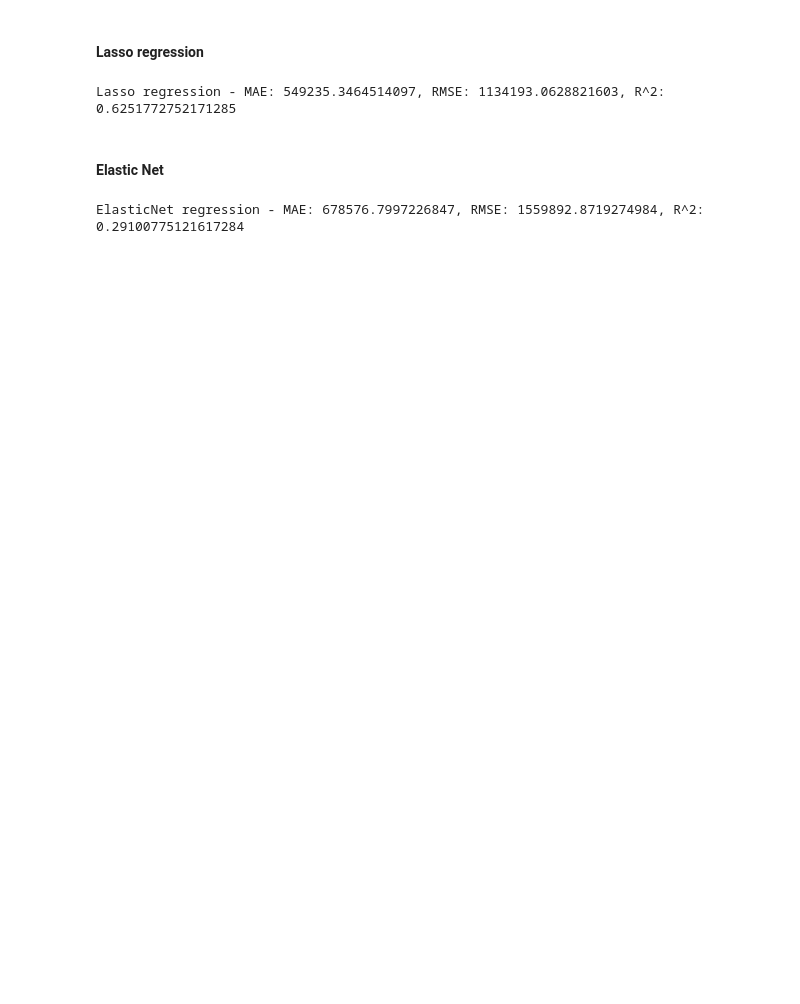
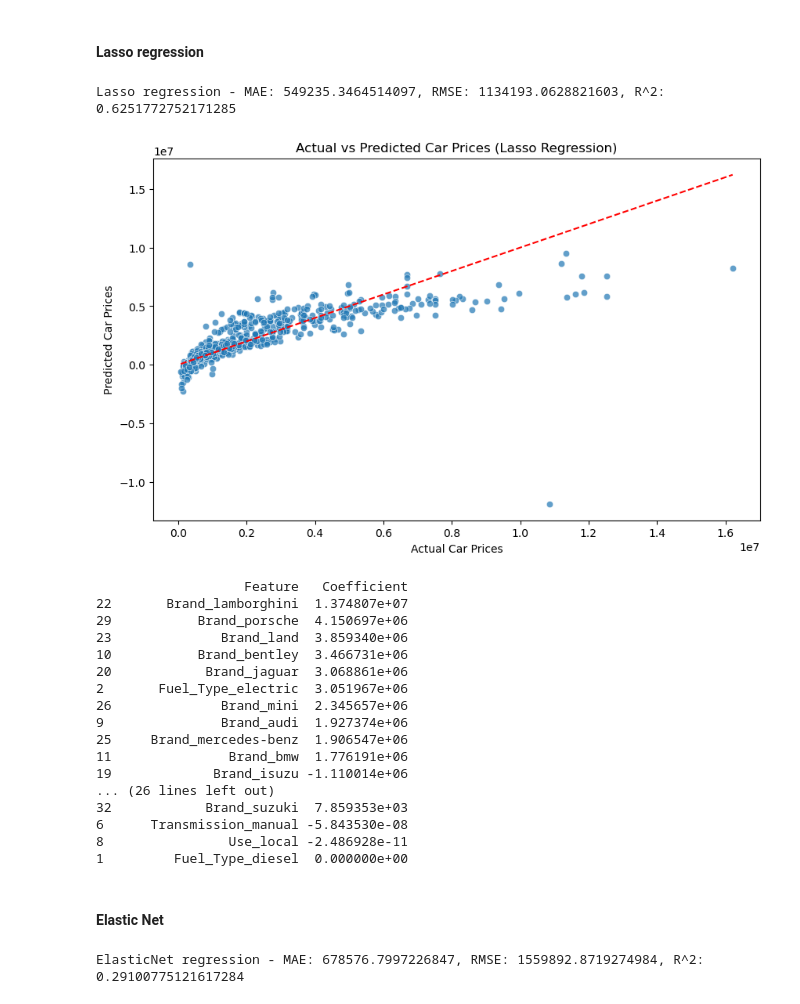
Before and after one commit to jakkkc/car_price, a Jupyter notebook: indexb- update.ipynb, the cells around one changed output. Saved outputs shown, nothing was run; the diff lists cells and outputs as text; code cells hidden in the pictures; blank space fills up the shorter version.

```diff
--- a/indexb- update.ipynb
+++ b/indexb- update.ipynb
@@ -849,20 +943,66 @@ Ridge regression - MAE: 550384.8422413807, RMSE: 1145068.4316261979, R^2: 0.6179
 # %%
 lasso_model = Lasso(alpha=0.5, max_iter=10000)
 
 # Train the model
 lasso_model.fit(X_train_processed_df, y_train)
 
 # Predict on the test set
 y_pred = lasso_model.predict(X_test_processed_df)
 
 # Evaluate the model
 las_mae = mean_absolute_error(y_test, y_pred)
 r2 = r2_score(y_test, y_pred)
 mse = mean_squared_error(y_test, y_pred)
 las_rmse = np.sqrt(mse)
 print(f'Lasso regression - MAE: {las_mae}, RMSE: {las_rmse}, R^2: {r2}')
+
+model = 'lasso'
+plt.figure(figsize=(10, 6))
+sns.scatterplot(x=y_test, y=y_pred, alpha=0.7)
+plt.plot([y_test.min(), y_test.max()], [y_test.min(), y_test.max()], color='red', linestyle='--')
+plt.xlabel('Actual Car Prices')
+plt.ylabel('Predicted Car Prices')
+plt.title(f'Actual vs Predicted Car Prices ({model.capitalize()} Regression)')
+plt.show()
+
+# Accessing the coefficients of our features
+
+# Getting the feature names
+feature_names = X_train_processed_df.columns
+
+# Getting the coefficients
+coefficients = lasso_model.coef_
+
+# Creating a DataFrame to display features coefficients
+coeff_df = pd.DataFrame({
+    'Feature': feature_names,
+    'Coefficient': coefficients
+})
+
+# Sorting the DataFrame by the absolute value of the coefficient in descending order (
+coeff_df = coeff_df.reindex(coeff_df['Coefficient'].abs().sort_values(ascending=False).index)
+
+print(coeff_df)
 # %% [output]
 Lasso regression - MAE: 549235.3464514097, RMSE: 1134193.0628821603, R^2: 0.6251772752171285
+[figure, added]
+                   Feature   Coefficient
+22       Brand_lamborghini  1.374807e+07
+29           Brand_porsche  4.150697e+06
+23              Brand_land  3.859340e+06
+10           Brand_bentley  3.466731e+06
+20            Brand_jaguar  3.068861e+06
+2       Fuel_Type_electric  3.051967e+06
+26              Brand_mini  2.345657e+06
+9               Brand_audi  1.927374e+06
+25     Brand_mercedes-benz  1.906547e+06
+11               Brand_bmw  1.776191e+06
+19             Brand_isuzu -1.110014e+06
+... (26 lines left out)
+32            Brand_suzuki  7.859353e+03
+6      Transmission_manual -5.843530e-08
+8                Use_local -2.486928e-11
+1         Fuel_Type_diesel  0.000000e+00
 # %% [markdown]
 #### Elastic Net
 # %%
```
Also changed, not shown: parts of 24 cells of this notebook.
